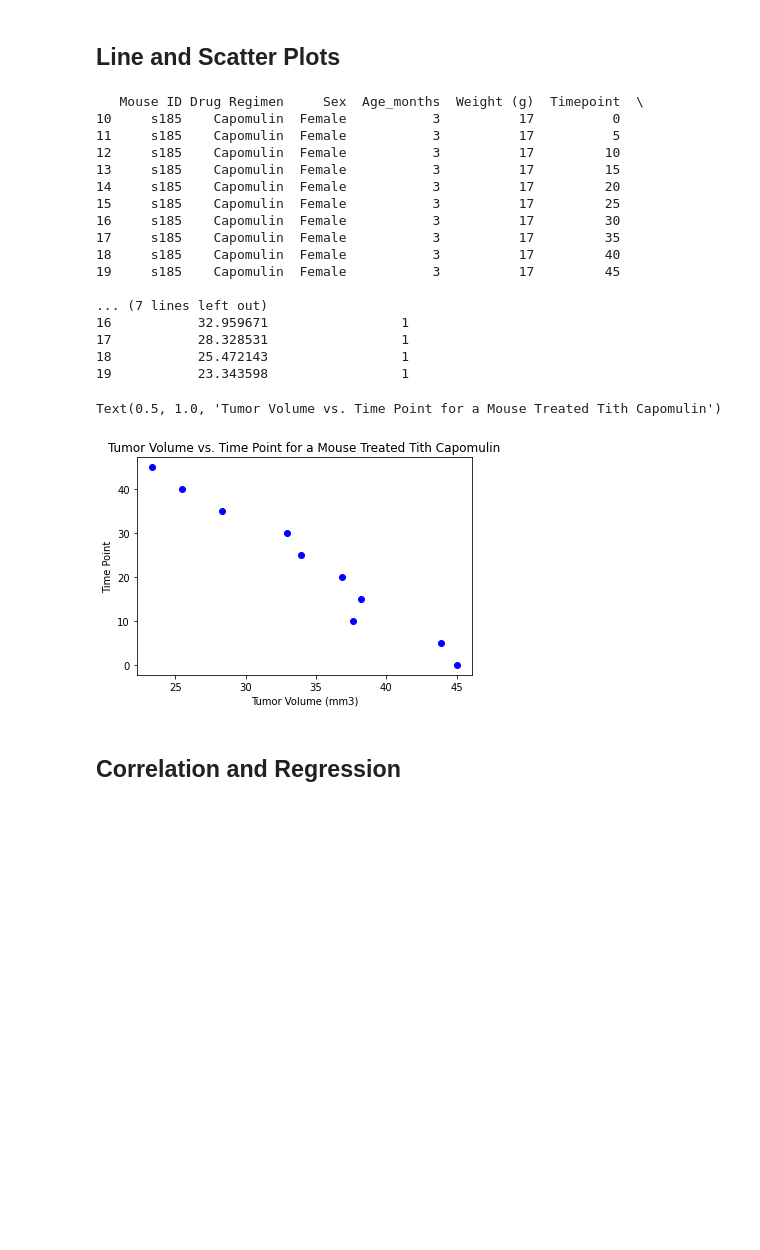
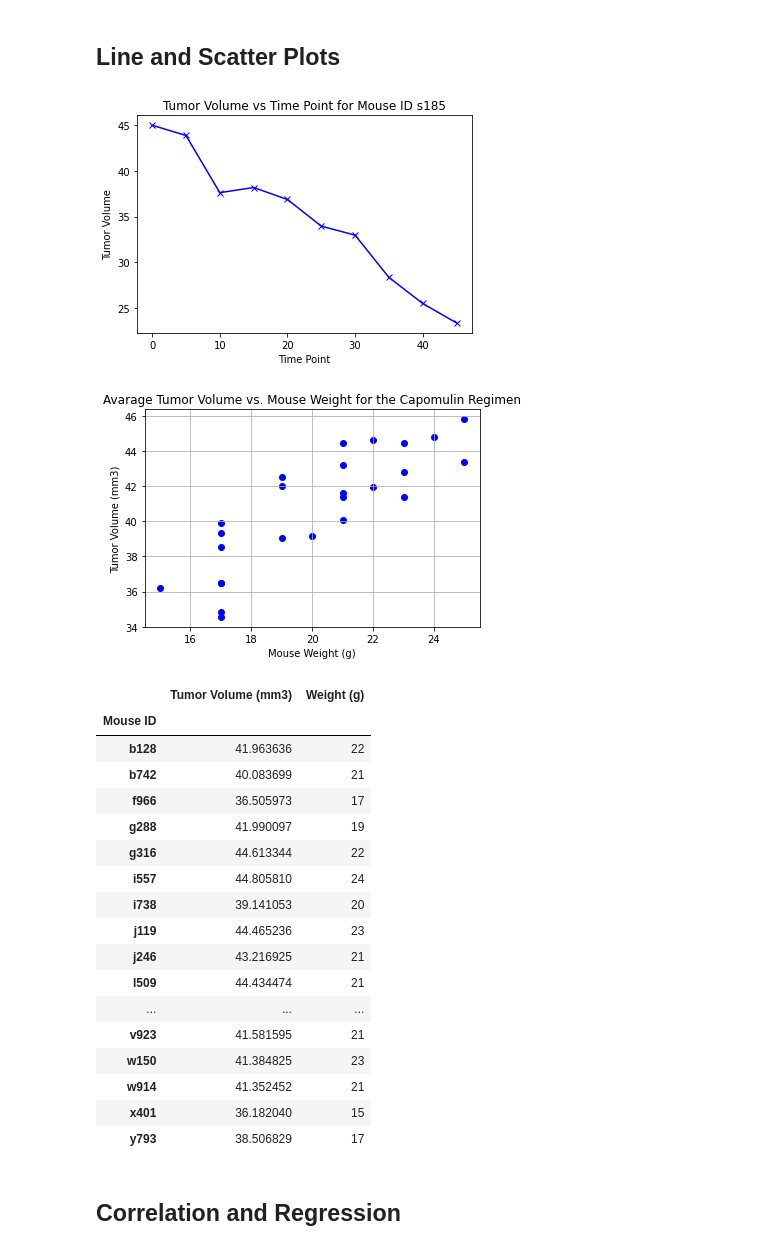
Before and after one commit to yukamara/Matplotlib, a Jupyter notebook: pymaceuticals.ipynb, the cells around one changed output. Cells and saved outputs as stored; diff of their text form; code cells hidden in the pictures; blank space fills up the shorter version.

Commit message:
Completed the line, scatter and correlation & regression sections

```diff
--- a/pymaceuticals.ipynb
+++ b/pymaceuticals.ipynb
@@ -292,30 +276,16 @@ Capomulin
 # %%
 # Generate a line plot of tumor volume vs. time point for a mouse treated with Capomulin
 
-capomulin = cleaned_df.loc[(cleaned_df['Drug Regimen'] == 'Capomulin') & (cleaned_df['Mouse ID'] == 's185')]
+capomulin_data = cleaned_df.loc[(cleaned_df['Drug Regimen'] == 'Capomulin') & (cleaned_df['Mouse ID'] == 's185')]
 
-print(capomulin)
-plt.scatter(capomulin['Tumor Volume (mm3)'], capomulin['Timepoint'], marker='o', facecolors='blue')
-plt.xlabel('Tumor Volume (mm3)')
-plt.ylabel('Time Point')
-plt.title('Tumor Volume vs. Time Point for a Mouse Treated Tith Capomulin')
+x_axis = np.arange(1,11,1)
+time_point = capomulin_data.iloc[:,5]
+tumor_volume = capomulin_data.iloc[:,6]
+
+tumor_volume = plt.plot(time_point, tumor_volume, marker='x', color='b')
+plt.title('Tumor Volume vs Time Point for Mouse ID s185')
+plt.ylabel('Tumor Volume')
+plt.xlabel('Time Point')
+plt.show()
 # %% [output]
-   Mouse ID Drug Regimen     Sex  Age_months  Weight (g)  Timepoint  \
-10     s185    Capomulin  Female           3          17          0
-11     s185    Capomulin  Female           3          17          5
-12     s185    Capomulin  Female           3          17         10
-13     s185    Capomulin  Female           3          17         15
-14     s185    Capomulin  Female           3          17         20
-15     s185    Capomulin  Female           3          17         25
-16     s185    Capomulin  Female           3          17         30
-17     s185    Capomulin  Female           3          17         35
-18     s185    Capomulin  Female           3          17         40
-19     s185    Capomulin  Female           3          17         45
-
-... (7 lines left out)
-16           32.959671                 1
-17           28.328531                 1
-18           25.472143                 1
-19           23.343598                 1
-Text(0.5, 1.0, 'Tumor Volume vs. Time Point for a Mouse Treated Tith Capomulin')
-[figure, old version]
+[figure, new version]
@@ -324,2 +292,36 @@ Text(0.5, 1.0, 'Tumor Volume vs. Time Point for a Mouse Treated Tith Capomulin')
+# %%
+# Generate a scatter plot of average tumor volume vs. mouse weight for the Capomulin regimen
+
+capomulin = cleaned_df.loc[(cleaned_df['Drug Regimen'] == 'Capomulin')]
+ave_tv_mw_cap = capomulin[['Tumor Volume (mm3)', 'Weight (g)', 'Mouse ID']].groupby(['Mouse ID']).mean()
+
+plt.scatter(ave_tv_mw_cap['Weight (g)'], ave_tv_mw_cap['Tumor Volume (mm3)'], marker='o', facecolors='blue')
+plt.ylabel('Tumor Volume (mm3)')
+plt.xlabel('Mouse Weight (g)')
+plt.title('Avarage Tumor Volume vs. Mouse Weight for the Capomulin Regimen')
+plt.grid()
+plt.show()
+
+ave_tv_mw
+# %% [output]
+[figure, added]
+|  | Tumor Volume (mm3) | Weight (g) |
+| Mouse ID |  |  |
+| b128 | 41.963636 | 22 |
+| b742 | 40.083699 | 21 |
+| f966 | 36.505973 | 17 |
+| g288 | 41.990097 | 19 |
+| g316 | 44.613344 | 22 |
+| i557 | 44.805810 | 24 |
+| i738 | 39.141053 | 20 |
+| j119 | 44.465236 | 23 |
+| j246 | 43.216925 | 21 |
+| l509 | 44.434474 | 21 |
+| ... | ... | ... |
+| v923 | 41.581595 | 21 |
+| w150 | 41.384825 | 23 |
+| w914 | 41.352452 | 21 |
+| x401 | 36.182040 | 15 |
+| y793 | 38.506829 | 17 |
 # %% [markdown]
 ## Correlation and Regression
```
Also changed, not shown: parts of 4 cells of this notebook.
